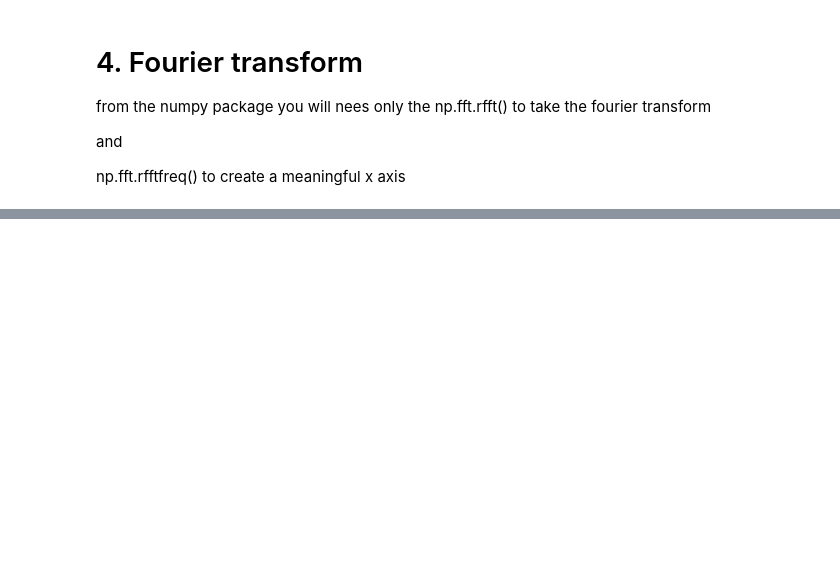
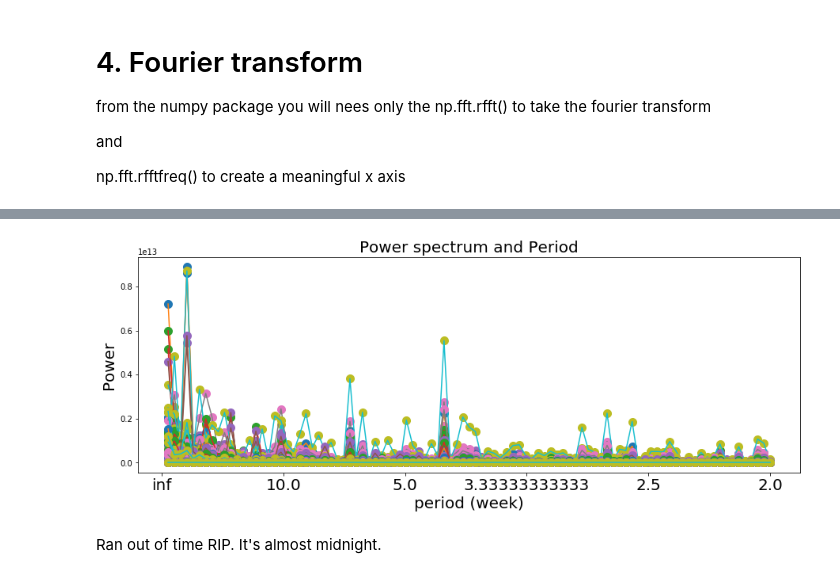
Before and after one commit to rachelsmc/PUI2018_rms818, a Jupyter notebook: HW12_rms818/Assignment 1.ipynb, the cells around one changed output, grey strips where cells are left out. Saved outputs shown, nothing was run; the diff lists cells and outputs as text; code cells hidden in the pictures; blank space fills up the shorter version.

```diff
--- a/HW12_rms818/Assignment 1.ipynb
+++ b/HW12_rms818/Assignment 1.ipynb
@@ -170,0 +229,17 @@ np.fft.rfftfreq() to create a meaningful x axis
+# %%
+fig=pl.figure(figsize=(15,5))
+ax=fig.add_subplot(111)
+
+for i in range(len(mta_2d)):
+    ax.plot(np.fft.rfftfreq(N, 1.0)[1:], power[i][1:], 'o', ms=10)
+    ax.plot(np.fft.rfftfreq(N, 1.0)[1:], power[i][1:], '-')
+
+# changing the labels on the x ticks to see the period instead of frequency
+ax.set_xticklabels([ "%s"%(1/power) for power in ax.get_xticks()], fontsize=20)
+pl.xlabel("period (week)", fontsize=20)
+pl.ylabel("Power", fontsize=20)
+pl.title("Power spectrum and Period", fontsize=20);
+# %% [output]
+[figure, added]
+# %% [markdown]
+Ran out of time RIP. It's almost midnight.
```
Also changed, not shown: parts of 14 cells of this notebook, 1 other file.
